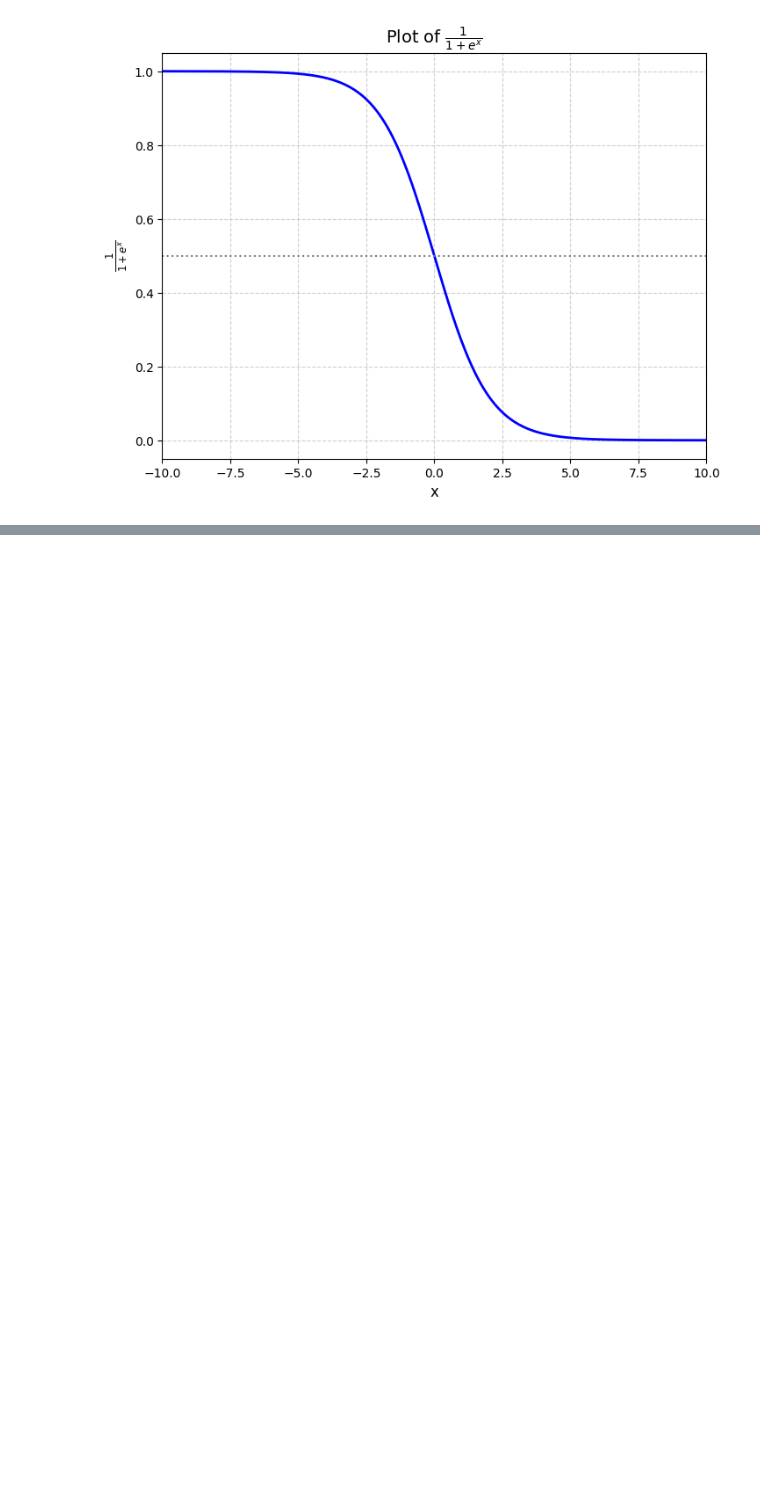
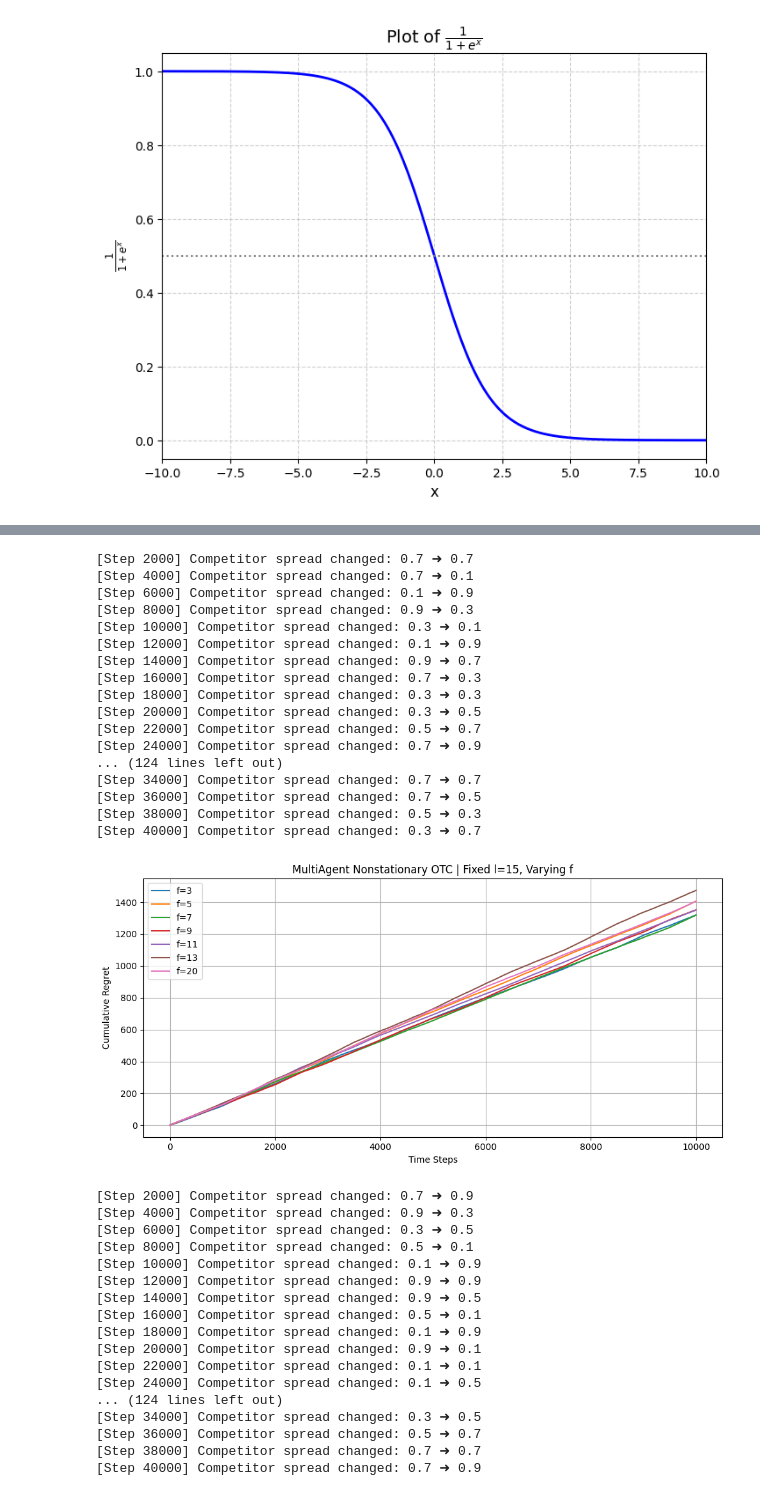
Before and after one commit to jessie-1001/RS-PROJECT, a Jupyter notebook: test.ipynb, the cells around one changed output, grey strips where cells are left out. Drawn from its saved outputs; the diff is of its cells as text; code cells hidden in the pictures; blank space fills up the shorter version.

```diff
--- a/test.ipynb
+++ b/test.ipynb
@@ -284,0 +440,51 @@ display(results_df)
+# %%
+# ==========================
+# Multi Agent Non-stationary Environment
+# ==========================
+
+# parameter
+fixed_l_vals = [15]
+varying_f_vals = [3, 5, 7, 9, 11, 13, 20]
+fixed_f_vals = [9]
+varying_l_vals = [8, 10, 12, 15, 20, 25, 40]
+
+smart_batch_tune_and_plot(make_ma_ns_env, "MultiAgent Nonstationary OTC", num_steps, num_arms,
+                          fixed_l_vals, varying_f_vals, fixed_f_vals, varying_l_vals,
+                          agent_class=Adaptive_Epsilon_Greedy,
+                          mode="ns_multi")
+# %% [output]
+[Step 2000] Competitor spread changed: 0.7 ➜ 0.7
+[Step 4000] Competitor spread changed: 0.7 ➜ 0.1
+[Step 6000] Competitor spread changed: 0.1 ➜ 0.9
+[Step 8000] Competitor spread changed: 0.9 ➜ 0.3
+[Step 10000] Competitor spread changed: 0.3 ➜ 0.1
+[Step 12000] Competitor spread changed: 0.1 ➜ 0.9
+[Step 14000] Competitor spread changed: 0.9 ➜ 0.7
+[Step 16000] Competitor spread changed: 0.7 ➜ 0.3
+[Step 18000] Competitor spread changed: 0.3 ➜ 0.3
+[Step 20000] Competitor spread changed: 0.3 ➜ 0.5
+[Step 22000] Competitor spread changed: 0.5 ➜ 0.7
+[Step 24000] Competitor spread changed: 0.7 ➜ 0.9
+... (124 lines left out)
+[Step 34000] Competitor spread changed: 0.7 ➜ 0.7
+[Step 36000] Competitor spread changed: 0.7 ➜ 0.5
+[Step 38000] Competitor spread changed: 0.5 ➜ 0.3
+[Step 40000] Competitor spread changed: 0.3 ➜ 0.7
+[figure, added]
+[Step 2000] Competitor spread changed: 0.7 ➜ 0.9
+[Step 4000] Competitor spread changed: 0.9 ➜ 0.3
+[Step 6000] Competitor spread changed: 0.3 ➜ 0.5
+[Step 8000] Competitor spread changed: 0.5 ➜ 0.1
+[Step 10000] Competitor spread changed: 0.1 ➜ 0.9
+[Step 12000] Competitor spread changed: 0.9 ➜ 0.9
+[Step 14000] Competitor spread changed: 0.9 ➜ 0.5
+[Step 16000] Competitor spread changed: 0.5 ➜ 0.1
+[Step 18000] Competitor spread changed: 0.1 ➜ 0.9
+[Step 20000] Competitor spread changed: 0.9 ➜ 0.1
+[Step 22000] Competitor spread changed: 0.1 ➜ 0.1
+[Step 24000] Competitor spread changed: 0.1 ➜ 0.5
+... (124 lines left out)
+[Step 34000] Competitor spread changed: 0.3 ➜ 0.5
+[Step 36000] Competitor spread changed: 0.5 ➜ 0.7
+[Step 38000] Competitor spread changed: 0.7 ➜ 0.7
+[Step 40000] Competitor spread changed: 0.7 ➜ 0.9
```
Also changed, not shown: parts of 7 cells of this notebook, 1 other file.
